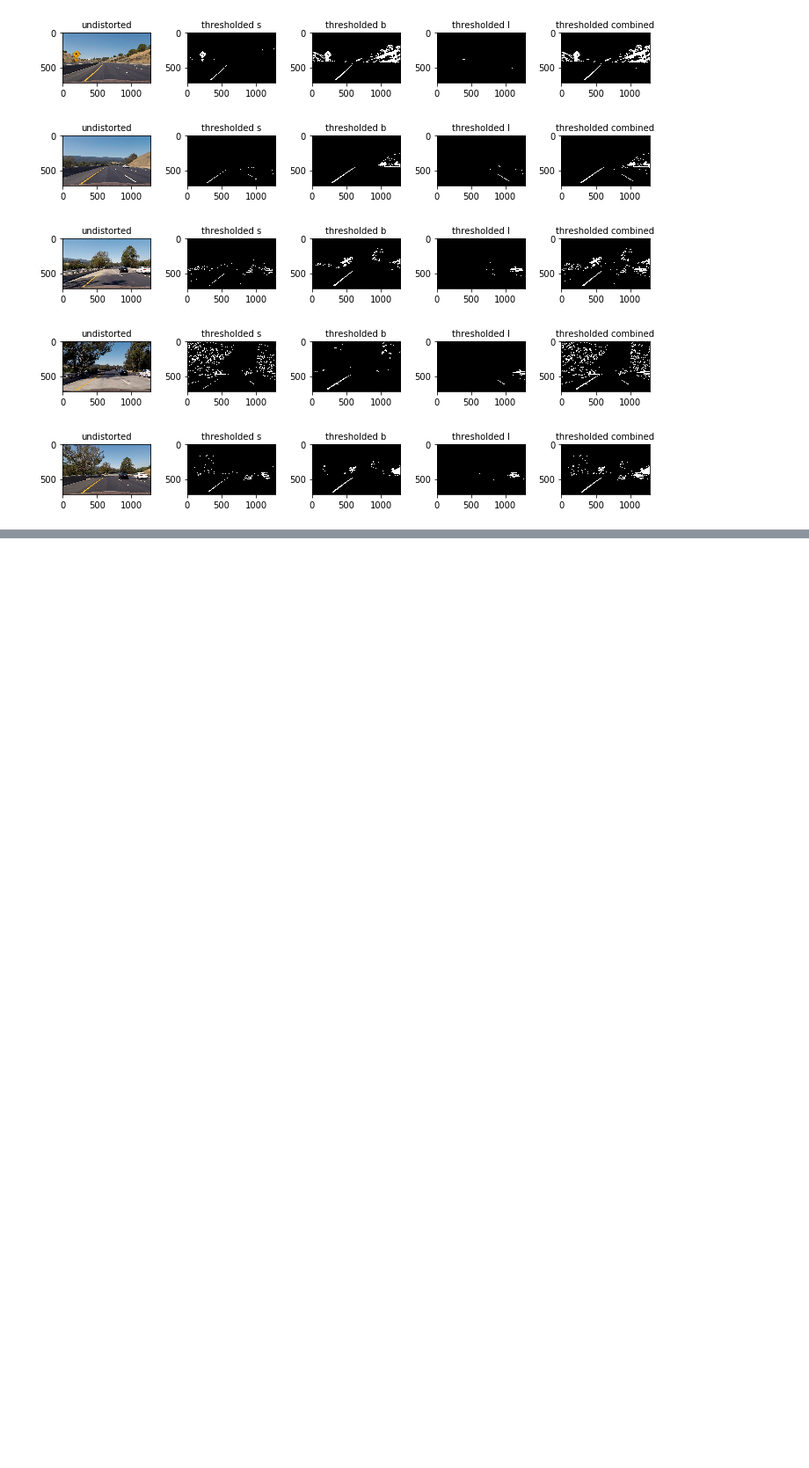
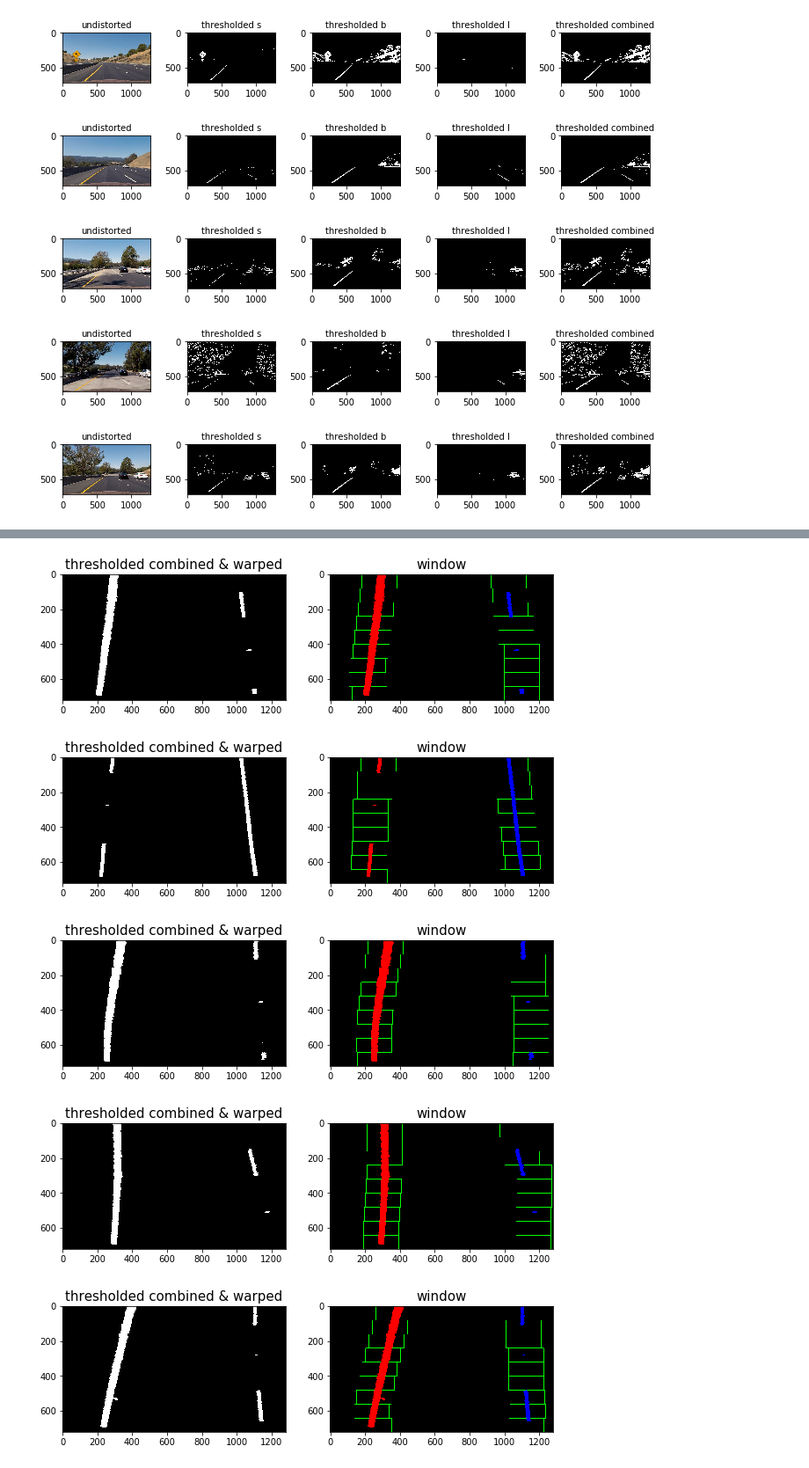
Before and after one commit to YasirHabib/Self-Driving-Car-Engineer, a Jupyter notebook: Advanced-Lane-Lines/Solution.ipynb, the cells around one changed output, grey strips where cells are left out. Shown at 88% size. Drawn from its saved outputs; the diff is of its cells as text; code cells hidden in the pictures; blank space fills up the shorter version.

```diff
--- a/Advanced-Lane-Lines/Solution.ipynb
+++ b/Advanced-Lane-Lines/Solution.ipynb
@@ -208,0 +296,15 @@ for img in thresholded_combined:
+# %%
+for img in thresholded_combined:
+    top_down, perspective_M = warp_test_images(img)
+    leftx, lefty, rightx, righty, out_img = find_lane_pixels(top_down)
+    f, (ax1, ax2) = plt.subplots(1, 2, figsize=(10, 20))
+    ax1.imshow(top_down, cmap='gray')
+    ax1.set_title('thresholded combined & warped', fontsize=15)
+    ax2.imshow(out_img, cmap='gray')
+    ax2.set_title('window', fontsize=15)
+# %% [output]
+[figure, added]
+[figure, added]
+[figure, added]
+[figure, added]
+[figure, added]
```
Also changed, not shown: parts of 5 cells of this notebook.
